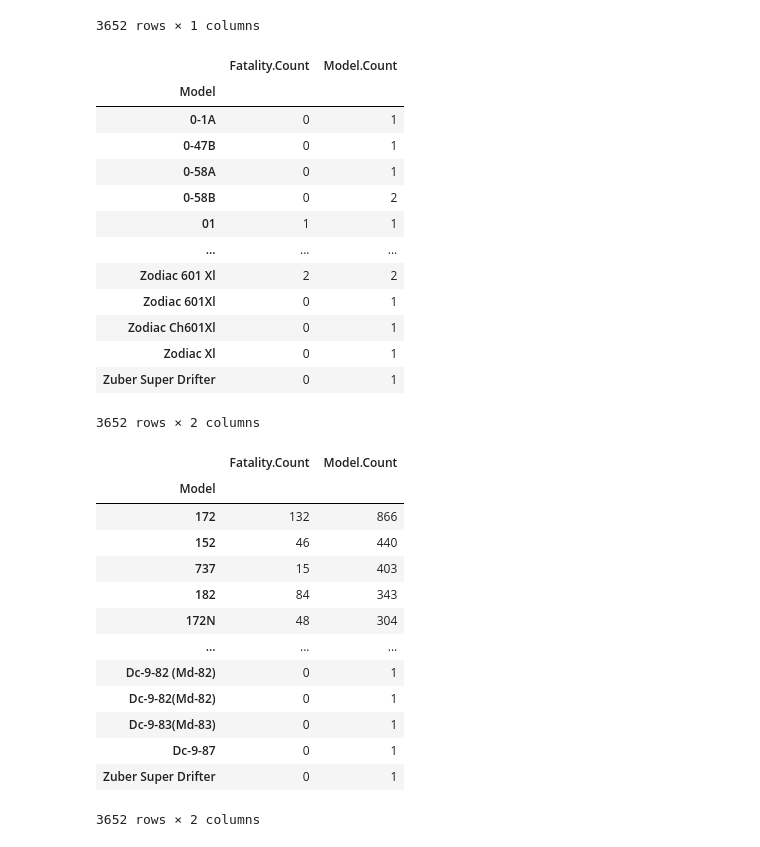
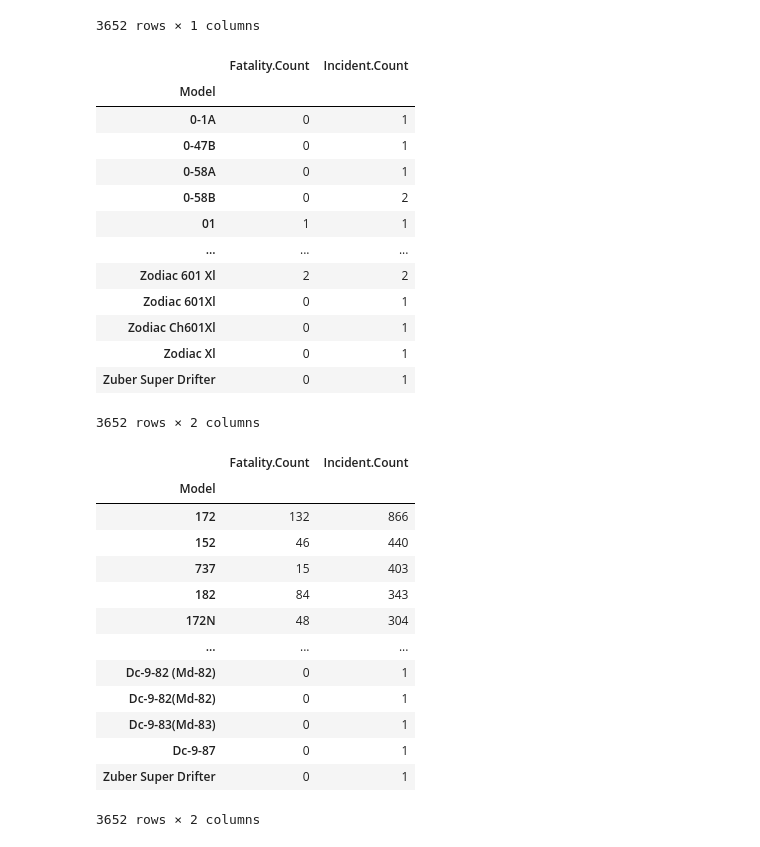
Before and after one commit to AndrewReusche/dsc-phase-1-project-v3, a Jupyter notebook: Refined_Data_Analysis.ipynb, the cells around one changed output. Drawn from its saved outputs; the diff is of its cells as text; code cells hidden in the pictures.

```diff
--- a/Refined_Data_Analysis.ipynb
+++ b/Refined_Data_Analysis.ipynb
@@ -1038,13 +1061,13 @@ Total_Model_Count_DF
 | M-8 Eagle | 1 |
 3652 rows × 1 columns
 # %%
-Total_Model_Count_DF.rename(columns={'count': 'Model.Count'}, inplace=True)
+Total_Model_Count_DF.rename(columns={'count': 'Incident.Count'}, inplace=True)
 # %%
 Fatal_Model_Analysis=Fatal_Model_Count_DF.join(Total_Model_Count_DF, how='inner')
 
 Fatal_Model_Analysis
 # %% [output]
-|  | Fatality.Count | Model.Count |
+|  | Fatality.Count | Incident.Count |
 | Model |  |  |
 | 0-1A | 0 | 1 |
 | 0-47B | 0 | 1 |
@@ -1059,11 +1082,11 @@ Fatal_Model_Analysis
 | Zuber Super Drifter | 0 | 1 |
 3652 rows × 2 columns
 # %%
-Fatal_Model_Analysis.sort_values(by=['Model.Count'], ascending=False, inplace=True)
+Fatal_Model_Analysis.sort_values(by=['Incident.Count'], ascending=False, inplace=True)
 
 Fatal_Model_Analysis
 # %% [output]
-|  | Fatality.Count | Model.Count |
+|  | Fatality.Count | Incident.Count |
 | Model |  |  |
 | 172 | 132 | 866 |
 | 152 | 46 | 440 |
```
Also changed, not shown: parts of 20 cells of this notebook.
